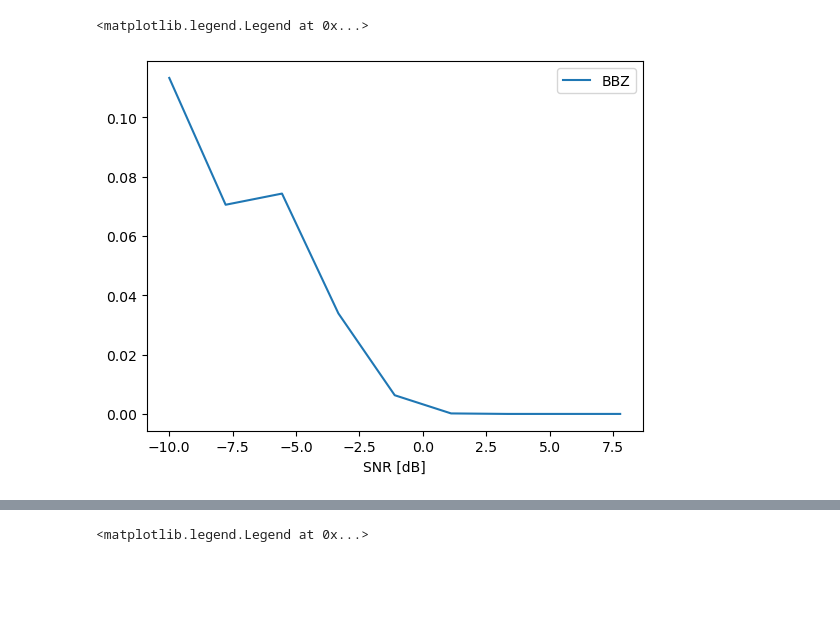
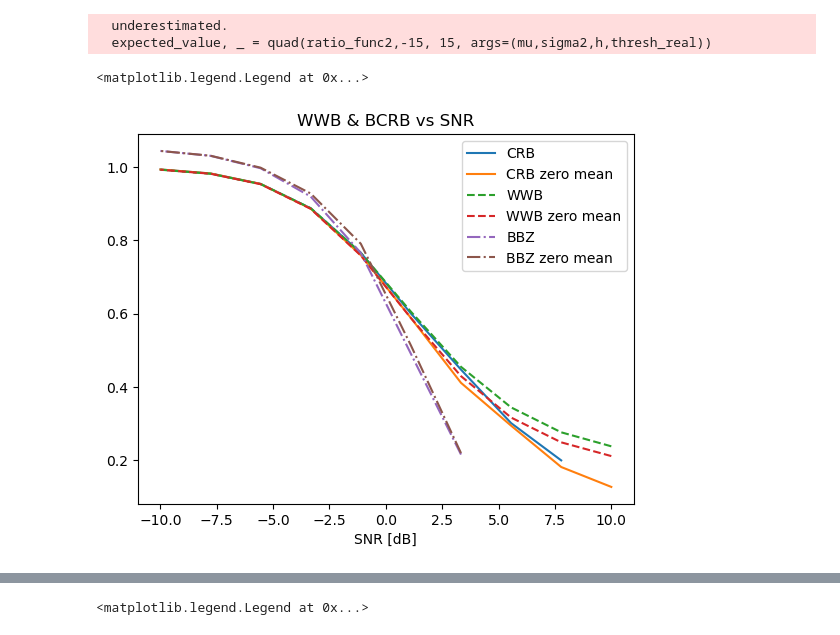
Before and after one commit to mazyaniv/Channel_Estimation, a Jupyter notebook: BOUNDS.ipynb, the cells around one changed output, grey strips where cells are left out. Saved outputs shown, nothing was run; the diff lists cells and outputs as text; code cells hidden in the pictures; blank space fills up the shorter version.

```diff
--- a/BOUNDS.ipynb
+++ b/BOUNDS.ipynb
@@ -34,13 +34,13 @@ def CRB(mu,sigma,thresh_real=0,observ=1000):
     J = np.identity(M) + J_q
     return LA.norm((LA.inv(J)).real,"fro")
 # %%
-def inner(theta,mu,sigma2,s,h,thresh_real):
-    return pow(norm.cdf((1/sigma2)*(theta+h-thresh_real)),s)*\
-    pow(norm.cdf((1/sigma2)*(theta-thresh_real)),1-s)+\
-    pow(norm.cdf(-(1/sigma2)*(theta+h-thresh_real)),s)*\
-    pow(norm.cdf(-(1/sigma2)*(theta-thresh_real)),1-s)
+def inner(theta,sigma,s,h,thresh_real):
+    return pow(norm.cdf((1/sigma)*(theta+h-thresh_real)),s)*\
+    pow(norm.cdf((1/sigma)*(theta-thresh_real)),1-s)+\
+    pow(norm.cdf(-(1/sigma)*(theta+h-thresh_real)),s)*\
+    pow(norm.cdf(-(1/sigma)*(theta-thresh_real)),1-s)
 def ratio_func(theta,mu,sigma2,s,h,thresh_real):
-    return pow(1/(math.sqrt(2*math.pi))*math.exp(-0.5*((theta-mu+h)**2)),s)*pow(1/(math.sqrt(2*math.pi))*math.exp(-0.5*((theta-mu)**2)),1-s)*inner(theta,mu,sigma2,s,h,thresh_real)
+    return pow(1/(math.sqrt(2*math.pi))*math.exp(-0.5*((theta-mu+h)**2)),s)*pow(1/(math.sqrt(2*math.pi))*math.exp(-0.5*((theta-mu)**2)),1-s)*inner(theta,sigma2,s,h,thresh_real)
 def etha(mu,sigma2,s,h,thresh_real):
     expected_value, _ = quad(ratio_func,-15, 15, args=(mu,sigma2,s,h,thresh_real))
     return math.log(expected_value)
@@ -87,15 +101,28 @@ def BBZ(mu,sigma, h,observ=3000,thresh_real=0,thresh_im=0): #TODO (WWB style)
 # %%
 sigma_space_new = np.logspace(-1,1,10)
 s= 0.5
 h= 0.5
 mu1=h
+h2 = 1.5
 sigma_space_new = np.logspace(-1, 1, 10)
-BBZ1 = [BBZ(mu1,sigma_space_new[i],h) for i in range(len(sigma_space_new))]
+CRB1 = [CRB(mu1,sigma_space_new[i]) for i in range(len(sigma_space_new))]
+CRB2 = [CRB(0,sigma_space_new[i]) for i in range(len(sigma_space_new))]
+WWS1 = [WWS(mu1,sigma_space_new[i],s,h) for i in range(len(sigma_space_new))]
+WWS2 = [WWS(0,sigma_space_new[i],s,h) for i in range(len(sigma_space_new))]
+BBZ1 = [BBZ(mu1,sigma_space_new[i],h2) for i in range(len(sigma_space_new))]
+BBZ2 = [BBZ(0,sigma_space_new[i],h2) for i in range(len(sigma_space_new))]
 plt.figure()
-plt.plot(10*np.log10(1/sigma_space_new), BBZ1, label = "BBZ")
-# plt.title("WWB & BCRB vs SNR")
+plt.plot(10*np.log10(1/sigma_space_new), CRB1, label = "CRB")
+plt.plot(10*np.log10(1/sigma_space_new), CRB2, label = "CRB zero mean")
+plt.plot(10*np.log10(1/sigma_space_new), WWS1, linestyle = "--", label = "WWB")
+plt.plot(10*np.log10(1/sigma_space_new), WWS2, linestyle = "--", label = "WWB zero mean")
+plt.plot(10*np.log10(1/sigma_space_new), BBZ1, linestyle = "-.", label = "BBZ")
+plt.plot(10*np.log10(1/sigma_space_new), BBZ2, linestyle = "-.", label = "BBZ zero mean")
+plt.title("WWB & BCRB vs SNR")
 plt.xlabel("SNR [dB]")
 plt.legend()
 # %% [output]
-<matplotlib.legend.Legend at 0x...>
+  underestimated.
+  expected_value, _ = quad(ratio_func2,-15, 15, args=(mu,sigma2,h,thresh_real))
+<matplotlib.legend.Legend at 0x...>
-[figure, old version]
+[figure, new version]
```
Also changed, not shown: parts of 4 cells of this notebook.
